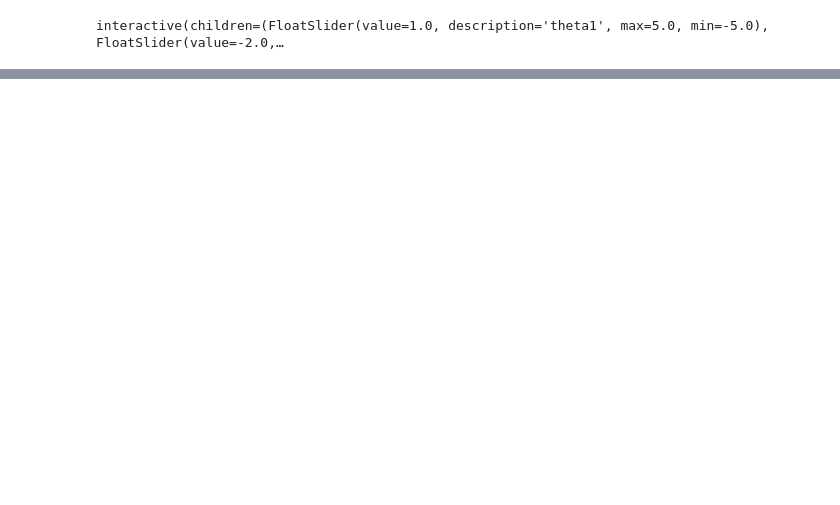
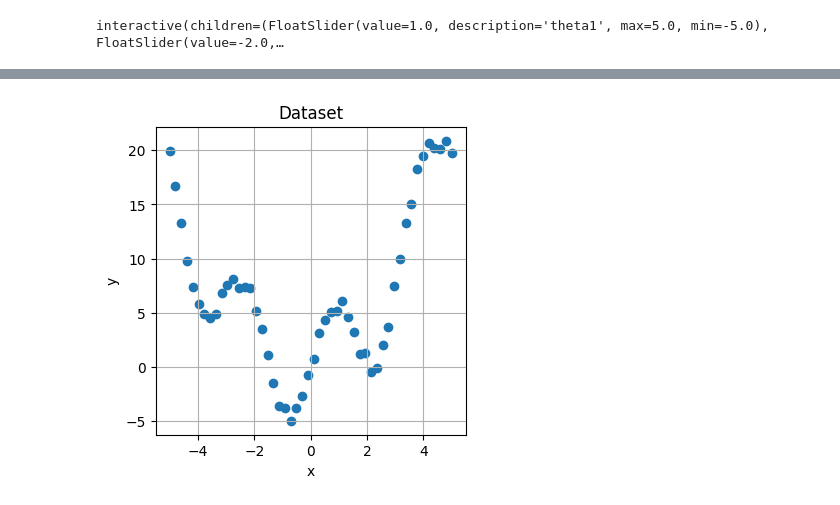
Before and after one commit to takanesano/ml-tutorial, a Jupyter notebook: content/jp/lesson1_nn.ipynb, the cells around one changed output, grey strips where cells are left out. Drawn from its saved outputs; the diff is of its cells as text; code cells hidden in the pictures; blank space fills up the shorter version.

```diff
--- a/content/jp/lesson1_nn.ipynb
+++ b/content/jp/lesson1_nn.ipynb
@@ -135,0 +327,68 @@ interactive(children=(FloatSlider(value=1.0, description='theta1', max=5.0, min=
+# %%
+import torch
+import matplotlib.pyplot as plt
+
+dataset = torch.tensor([
+        [-5.0000, 19.9753],
+        [-4.7959, 16.6626],
+        [-4.5918, 13.3273],
+        [-4.3878,  9.8200],
+        [-4.1837,  7.4106],
+        [-3.9796,  5.8454],
+        [-3.7755,  4.8899],
+        [-3.5714,  4.5567],
+        [-3.3673,  4.8462],
+        [-3.1633,  6.7783],
+        [-2.9592,  7.6026],
+        [-2.7551,  8.1018],
+        [-2.5510,  7.3079],
+        [-2.3469,  7.3507],
+        [-2.1429,  7.2832],
+        [-1.9388,  5.1307],
+        [-1.7347,  3.5130],
+        [-1.5306,  1.0557],
+        [-1.3265, -1.5252],
+        [-1.1224, -3.5944],
+        [-0.9184, -3.8076],
+        [-0.7143, -4.9773],
+        [-0.5102, -3.7722],
+        [-0.3061, -2.6819],
+        [-0.1020, -0.7651],
+        [ 0.1020,  0.7249],
+        [ 0.3061,  3.1635],
+        [ 0.5102,  4.3074],
+        [ 0.7143,  5.0760],
+        [ 0.9184,  5.1199],
+        [ 1.1224,  6.0594],
+        [ 1.3265,  4.5782],
+        [ 1.5306,  3.2450],
+        [ 1.7347,  1.2015],
+        [ 1.9388,  1.2859],
+        [ 2.1429, -0.4761],
+        [ 2.3469, -0.1454],
+        [ 2.5510,  1.9991],
+        [ 2.7551,  3.6881],
+        [ 2.9592,  7.4508],
+        [ 3.1633,  9.9941],
+        [ 3.3673, 13.3236],
+        [ 3.5714, 15.0379],
+        [ 3.7755, 18.2563],
+        [ 3.9796, 19.4761],
+        [ 4.1837, 20.6810],
+        [ 4.3878, 20.2311],
+        [ 4.5918, 20.0776],
+        [ 4.7959, 20.8873],
+        [ 5.0000, 19.7803]])
+
+x = dataset[:, 0]
+y = dataset[:, 1]
+
+fig = plt.figure(figsize=(4, 4))
+ax = fig.add_subplot(111)
+_ = ax.scatter(x, y)
+_ = ax.set_title("Dataset")
+_ = ax.set_xlabel("x")
+_ = ax.set_ylabel("y")
+_ = ax.grid()
+# %% [output]
+[figure, added]
```
Also changed, not shown: parts of 19 cells of this notebook, 2 other files.
